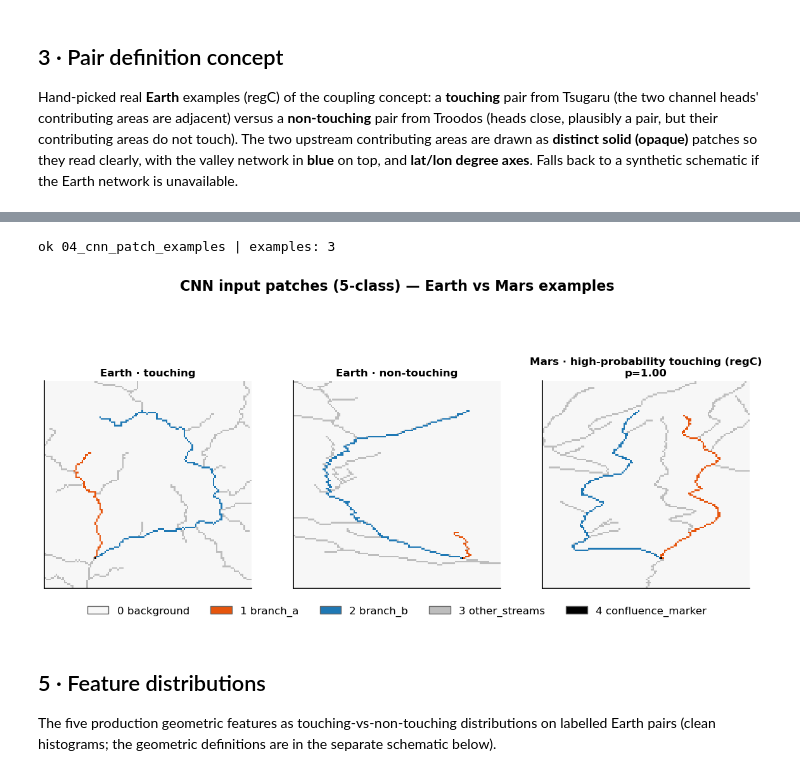
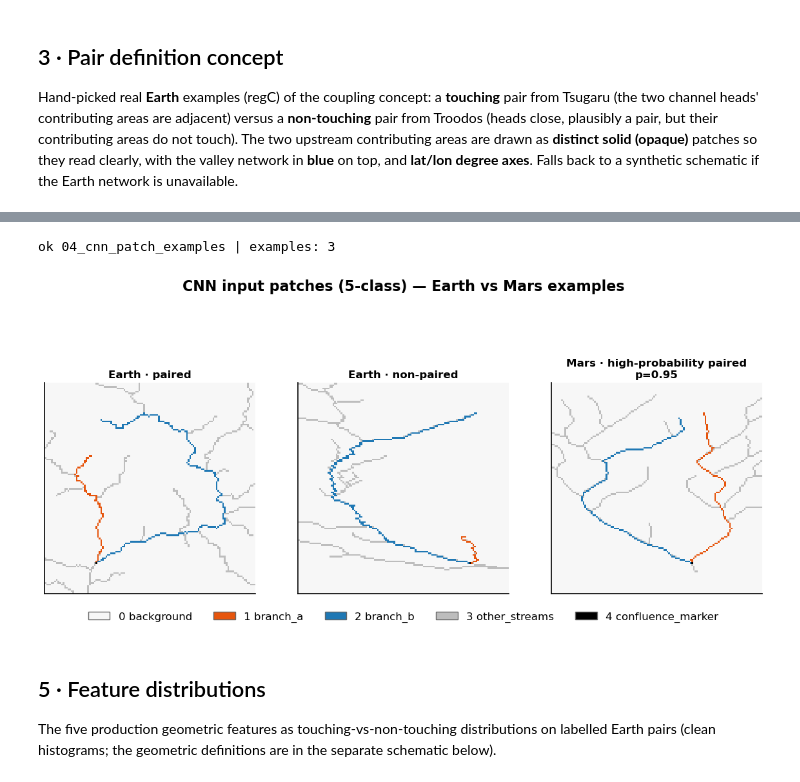
Before and after one commit to GP-Geo/CH_Project, a Jupyter notebook: notebooks/presentation/14_poster_figure_inventory.ipynb, the cells around one changed output, grey strips where cells are left out. Saved outputs shown, nothing was run; the diff lists cells and outputs as text; code cells hidden in the pictures.

```diff
--- a/notebooks/presentation/14_poster_figure_inventory.ipynb
+++ b/notebooks/presentation/14_poster_figure_inventory.ipynb
@@ -270,15 +270,21 @@ try:
     if PRED is not None and segs_by_nid:
         cnt = PRED.groupby("network_id").size()
         cnt = cnt[cnt.index.isin(segs_by_nid)]
-        cc = cnt[(cnt >= 15) & (cnt <= 40)]
-        cc = cc if not cc.empty else cnt
-        nid = int((cc - cnt.median()).abs().idxmin())
-        sources += [paths.MARS_TOPOLOGY_GPKG, paths.MARS_HILLSHADE]
+        # Use a large, complex, well-framed valley network for the overview.
+        # Prefer the hand-picked one; otherwise fall back to the most complex
+        # (most segments) network so the panel stays rich if data changes.
+        PREFERRED_MARS_NET = 2
+        if PREFERRED_MARS_NET in cnt.index:
+            nid = PREFERRED_MARS_NET
+        else:
+            nseg = pd.Series({k: len(segs_by_nid[k]) for k in cnt.index})
+            nid = int(nseg.idxmax())
+        sources += [paths.MARS_TOPOLOGY_GPKG, paths.MARS_DEM]
         ext = plot_network_on_hillshade(
-            axes[1], segs_by_nid[nid], paths.MARS_HILLSHADE,
+            axes[1], segs_by_nid[nid], paths.MARS_DEM,
             nodes_n=nodes_by_nid.get(nid), outlet_geom=outlet_pt_by_nid.get(nid),
-            geographic_axes=True,
-            title=f"Mars — network {nid} on MOLA hillshade ({int(cnt[nid])} pairs)")
+            geographic_axes=True, dem_source=True, vert_exag=4.0,
+            title=f"Mars — network {nid} on MOLA DEM hillshade ({int(cnt[nid])} pairs)")
         if ext is None:  # MOLA unavailable -> clean vector fallback
             axes[1].clear()
             plot_network_overview(axes[1], segs_by_nid[nid], nodes_by_nid.get(nid),
@@ -415,52 +433,68 @@ try:
         et = _pick_complex(mds[(mds["y"] == 1) & mds["raster_path"].notna()])
         en = _pick_complex(mds[(mds["y"] == 0) & mds["raster_path"].notna()])
         if et is not None:
-            examples.append(("Earth · touching", et))
+            examples.append(("Earth \u00b7 paired", et))
         if en is not None:
-            examples.append(("Earth · non-touching", en))
+            examples.append(("Earth \u00b7 non-paired", en))
     else:
         print("[missing artifact]", mds_path)
 
     if idx_path.exists():
         pidx = pd.read_parquet(idx_path)[["pair_id", "patch_path"]]
-        if PRED is not None:  # Mars high-probability touching pair (regC)
+        if PRED is not None:  # Mars high-probability paired pair (hand-picked, complex VN)
+            # Hand-picked high-confidence Mars pair whose two branches clearly
+            # converge with a complex valley-network context (not split by a
+            # middle stream). Falls back to the most other-stream-rich high-conf
+            # patch if this pair_id is absent.
+            MARS_PAIR_ID = "377_1_18_23"
             pp = PRED.merge(pidx, on="pair_id", how="left")
-            for _, r in pp[pp["prob_touching"] >= HIGH_CONF_PROB].sort_values(
-                    "prob_touching", ascending=False).iterrows():
+            pp = pp[pp["patch_path"].notna() & (pp["prob_touching"] >= HIGH_CONF_PROB)]
+            chosen = pp[pp["pair_id"] == MARS_PAIR_ID]
+            if not len(chosen):
+                best_row, best_score = None, -1
+                for _, r in pp.sort_values("prob_touching", ascending=False).head(150).iterrows():
+                    pt = _load_patch(r["patch_path"])
+                    if pt is None:
+                        continue
+                    sc = int((pt == OTHER_STREAMS).sum()) + int((pt > 0).sum()) // 4
+                    if sc > best_score:
+                        best_row, best_score = r, sc
+                chosen = pp.loc[[best_row.name]] if best_row is not None else pp.head(0)
+            if len(chosen):
+                r = chosen.iloc[0]
                 patch = _load_patch(r["patch_path"])
                 if patch is not None:
-                    examples.append((f"Mars · high-probability touching (regC)\n"
+                    examples.append((f"Mars \u00b7 high-probability paired\n"
                                      f"p={r['prob_touching']:.2f}", patch))
-                    break
     else:
         print("[missing artifact]", idx_path)
 
     if not examples:
         raise RuntimeError("no CNN patch examples could be loaded")
 
     n = len(examples)
     fig, axes = plt.subplots(1, n, figsize=(4.0 * n, 4.8))
     axes = np.atleast_1d(axes).ravel()
     for ax, (t, patch) in zip(axes, examples):
         plot_5class_patch(ax, patch, t)
     fig.legend(handles=patch_legend_handles(), loc="lower center", ncol=5,
                frameon=False, bbox_to_anchor=(0.5, -0.02))
-    fig.suptitle("CNN input patches (5-class) — Earth vs Mars examples",
+    fig.suptitle("CNN input patches (5-class) \u2014 Earth vs Mars examples",
                  fontsize=16, fontweight="bold", y=1.12)
     fig.tight_layout(rect=(0, 0.06, 1, 0.92))
     outs = export(fig, fid)
     record(fid, "CNN patch examples",
-           "5-class CNN patches: Earth touching, Earth non-touching, and a "
-           "high-probability Mars touching pair (regC).",
+           "5-class CNN patches: Earth paired, Earth non-paired, and a "
+           "high-probability Mars paired pair.",
            "Methods", sources, outs, "generated", missing_inputs(sources))
     print("ok", fid, "| examples:", n)
 except Exception as e:
     record(fid, "CNN patch examples", "5-class CNN patch grid.",
            "Methods", sources, [], "error", [repr(e)])
     print("FAILED", fid, repr(e))
 # %% [output]
 ok 04_cnn_patch_examples | examples: 3
-[figure, old version]
+[figure, new version]
 # %% [markdown]
 ## 5 · Feature distributions
 
```
Also changed, not shown: parts of 6 cells of this notebook, 4 other files.
